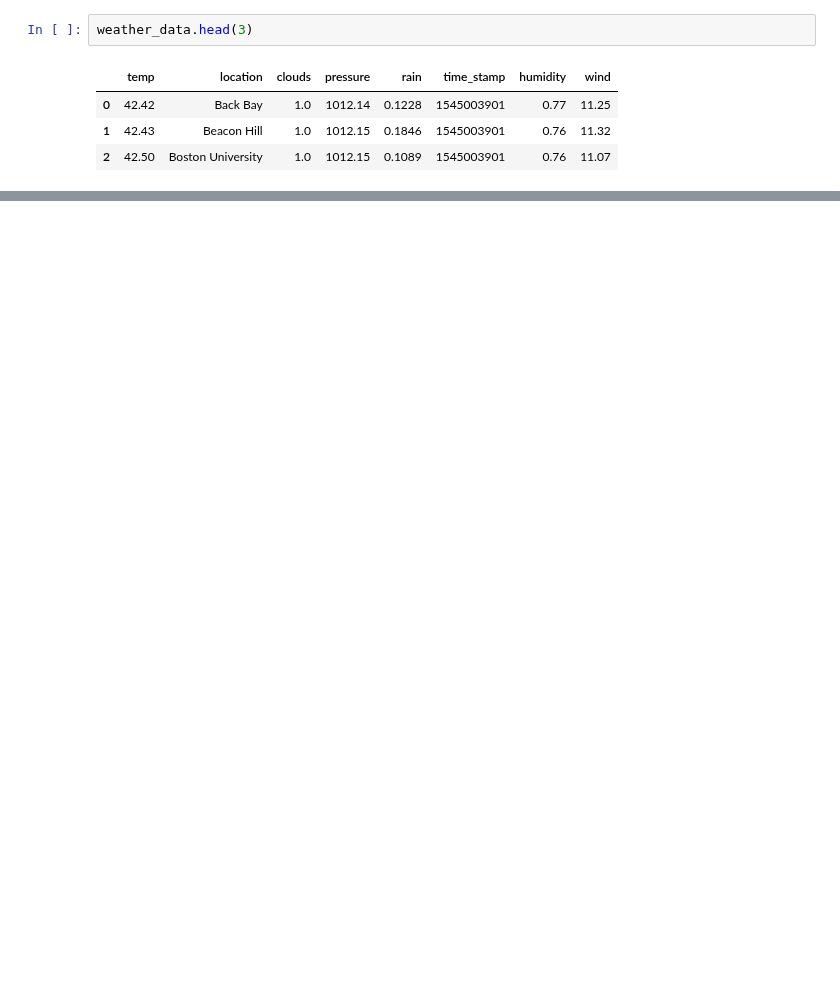
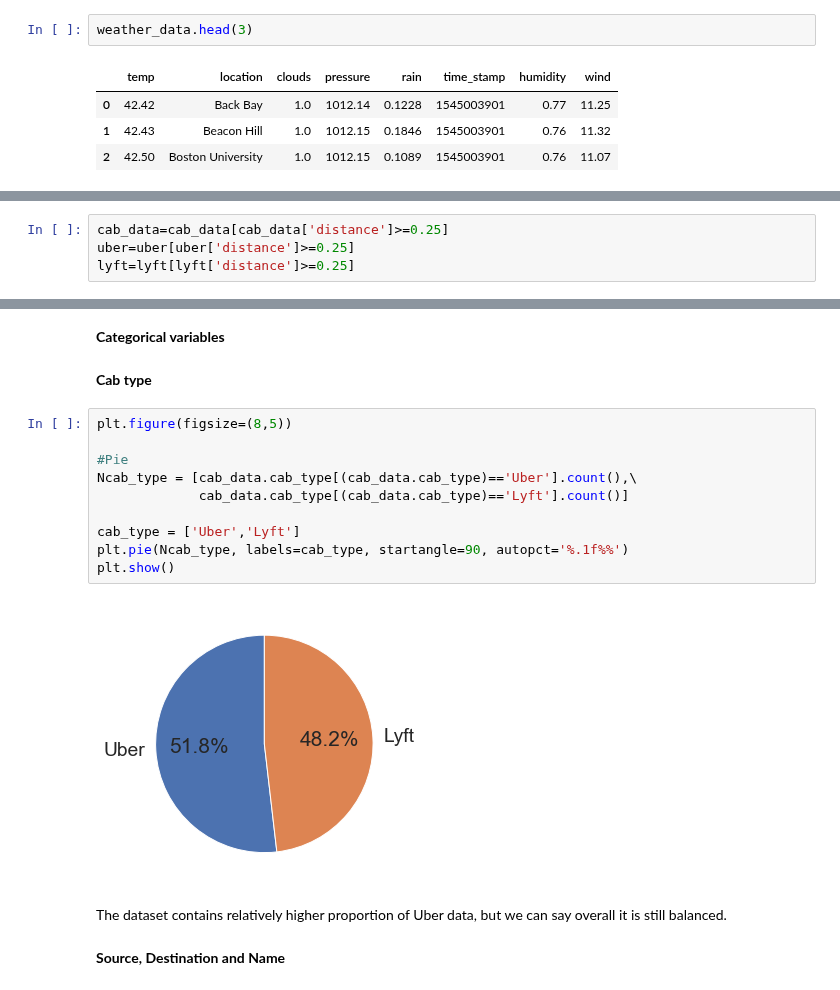
Before and after one commit to hc93/Uber-Lyft-Price-Prediction-With-Surge-Price, a Jupyter notebook: Final project.ipynb, the cells around one changed output, grey strips where cells are left out. Cells and saved outputs as stored; diff of their text form; blank space fills up the shorter version.

```diff
--- a/Final project.ipynb
+++ b/Final project.ipynb
@@ -33,0 +303,4 @@ weather_data.head(3)
+# %%
+cab_data=cab_data[cab_data['distance']>=0.25]
+uber=uber[uber['distance']>=0.25]
+lyft=lyft[lyft['distance']>=0.25]
@@ -33,0 +333,20 @@ weather_data.head(3)
+# %% [markdown]
+**Categorical variables**
+# %% [markdown]
+**Cab type**
+# %%
+plt.figure(figsize=(8,5))
+
+#Pie
+Ncab_type = [cab_data.cab_type[(cab_data.cab_type)=='Uber'].count(),\
+             cab_data.cab_type[(cab_data.cab_type)=='Lyft'].count()]
+
+cab_type = ['Uber','Lyft']
+plt.pie(Ncab_type, labels=cab_type, startangle=90, autopct='%.1f%%')
+plt.show()
+# %% [output]
+[figure, added]
+# %% [markdown]
+The dataset contains relatively higher proportion of Uber data, but we can say overall it is still balanced.
+# %% [markdown]
+**Source, Destination and Name**
```
Also changed, not shown: parts of 58 cells of this notebook.
